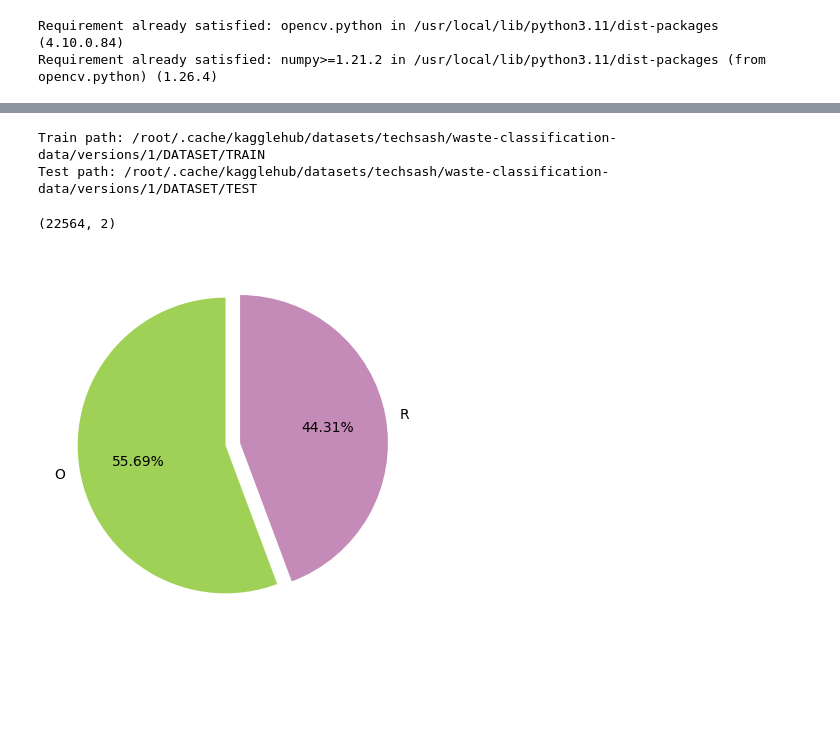
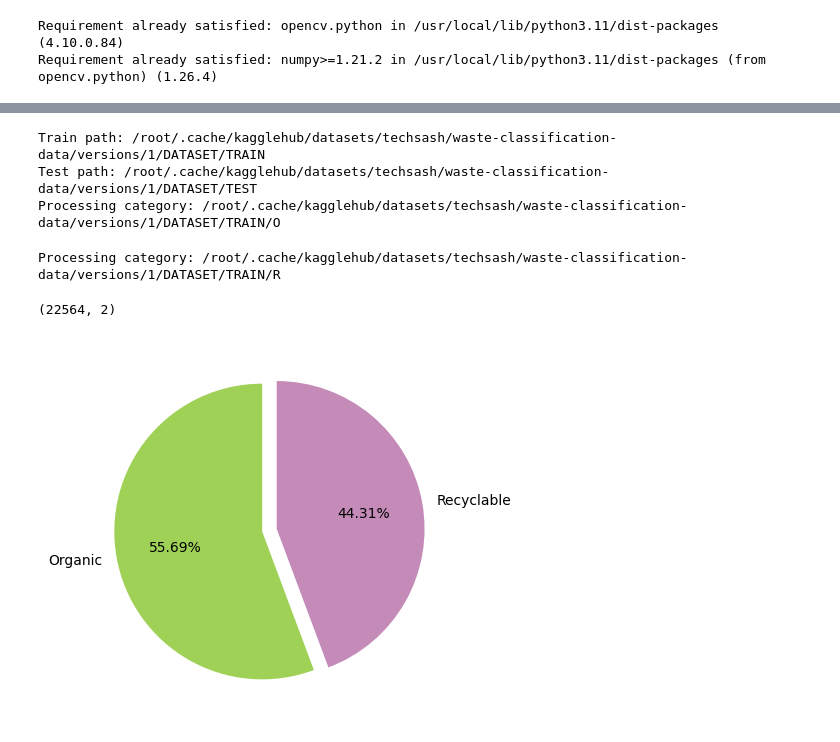
Before and after one commit to GangadharaPranitha/Waste-Management, a Jupyter notebook: wastemanagement.ipynb, the cells around one changed output, grey strips where cells are left out. Saved outputs shown, nothing was run; the diff lists cells and outputs as text; code cells hidden in the pictures; blank space fills up the shorter version.

```diff
--- a/wastemanagement.ipynb
+++ b/wastemanagement.ipynb
@@ -32,4 +49,5 @@ Requirement already satisfied: mdurl~=0.1 in /usr/local/lib/python3.11/dist-pack
 # %%
+import os  # Import the os module for path operations
 import numpy as np
 import pandas as pd
 import matplotlib.pyplot as plt
@@ -39,56 +57,52 @@ import warnings
 warnings.filterwarnings('ignore')
 from glob import glob
 
-
 # Assuming 'versions/1' is the directory where both train and test data reside,
 # we can create the paths as follows:
 base_path = '/root/.cache/kagglehub/datasets/techsash/waste-classification-data/versions/1'
-train_path = base_path + '/DATASET/TRAIN'  # Assuming 'train' is your training data subdirectory
-test_path = base_path + '/DATASET/TEST'   # Assuming 'test' is your test data subdirectory
+train_path = os.path.join(base_path, 'DATASET', 'TRAIN')  # Use os.path.join for path construction
+test_path = os.path.join(base_path, 'DATASET', 'TEST')   # Use os.path.join for path construction
 
 print("Train path:", train_path)
 print("Test path:", test_path)
 
-#visualization
+# Visualization
 x_data = []
 y_data = []
-for category in glob(train_path+'/*'): # Modified to iterate through subfolders
-    for file in tqdm(glob(category+'/*')):
-        img_array = cv2.imread(file)
-        img_array = cv2.cvtColor(img_array, cv2.COLOR_BGR2RGB)
-        x_data.append(img_array)
-        y_data.append(category.split('/')[-1])
 
+# Check if the training path exists
+if not os.path.exists(train_path):
+    print(f"Error: Training path '{train_path}' does not exist.")
+else:
+    for category in glob(train_path + '/*'):  # Modified to iterate through subfolders
+        print(f"Processing category: {category}")  # Print the category being processed
+        for file in tqdm(glob(category + '/*')):
+            if os.path.exists(file):  # Check if the image file exists
+                img_array = cv2.imread(file)
+                if img_array is not None:  # Check if the image was loaded successfully
+                    img_array = cv2.cvtColor(img_array, cv2.COLOR_BGR2RGB)
+                    x_data.append(img_array)
+                    y_data.append(category.split('/')[-1])  # Extract the category name
+                else:
+                    print(f"Warning: Could not read image file: {file}")
+            else:
+                print(f"Warning: Image file does not exist: {file}")
+
+# Create the DataFrame
 data = pd.DataFrame({'image': x_data, "label": y_data})
-data.shape # Expected output: (22564, 2)
 # %% [output]
 Train path: /root/.cache/kagglehub/datasets/techsash/waste-classification-data/versions/1/DATASET/TRAIN
 Test path: /root/.cache/kagglehub/datasets/techsash/waste-classification-data/versions/1/DATASET/TEST
+Processing category: /root/.cache/kagglehub/datasets/techsash/waste-classification-data/versions/1/DATASET/TRAIN/O
-(22564, 2)
+Processing category: /root/.cache/kagglehub/datasets/techsash/waste-classification-data/versions/1/DATASET/TRAIN/R
-# %%
-# Get unique labels and their counts
-unique_labels = data['label'].unique()
-label_counts = data['label'].value_counts()
-
-# Manually create a dictionary for label mapping
-label_mapping = {
-    'O': 'organic',
-    'R': 'recyclable'
-}
-
-# Map the labels for the pie chart
-unique_labels_for_chart = [label_mapping.get(label, label) for label in unique_labels]
-
-
-# Limit colors to the number of unique labels
-colors = ["#a0d157", "#c48bb8"]  # Your original colors
-num_colors_needed = len(unique_labels)
-colors = colors[:num_colors_needed]  # Take only the needed colors
-
-# Create the pie chart using the modified unique_labels
-plt.pie(label_counts, labels=unique_labels, autopct='%0.2f%%',
-         colors=colors, startangle=90, explode=[0.05] * len(unique_labels))
-
-plt.show()
-# %% [output]
-[figure, removed]
+# %%
+print(data.shape)
+# %% [output]
+(22564, 2)
+# %%
+colors = ['#a0d157', '#c48bb8']
+plt.pie(data.label.value_counts(), labels=['Organic', 'Recyclable'], autopct='%0.2f%%',
+        colors = colors, startangle = 90,  explode=[0.05, 0.05])
+plt.show()
+# %% [output]
+[figure, added]
```
Also changed, not shown: parts of 13 cells of this notebook.
